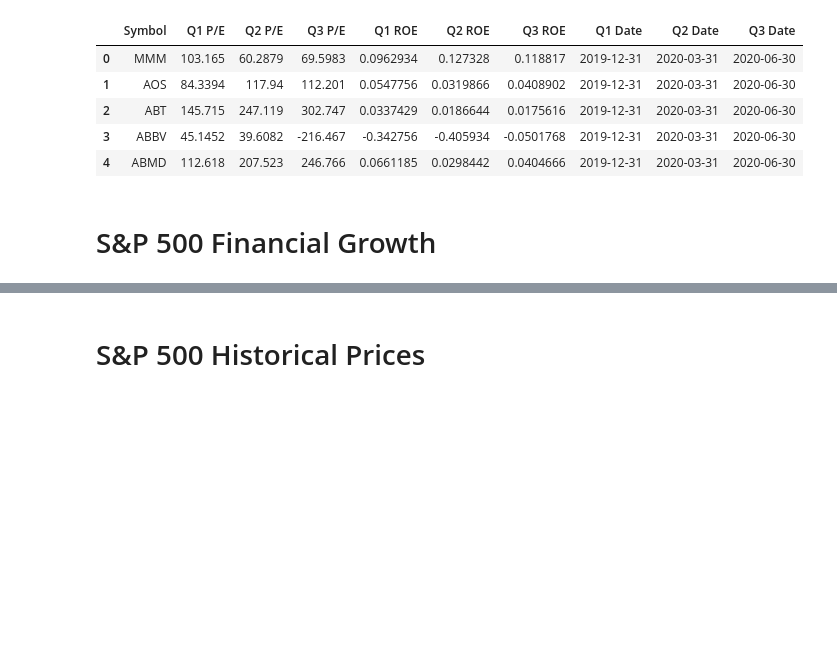
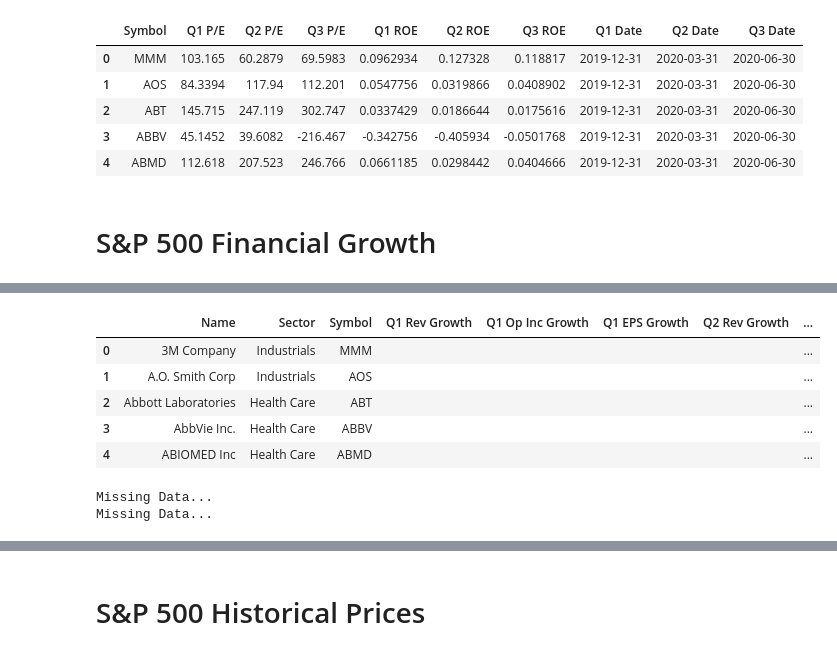
Before and after one commit to m1nsun9/Tech_Bubble_Analysis, a Jupyter notebook: NASDAQ_S&P_Cleaned.ipynb, the cells around one changed output, grey strips where cells are left out. Saved outputs shown, nothing was run; the diff lists cells and outputs as text; code cells hidden in the pictures; blank space fills up the shorter version.

```diff
--- a/NASDAQ_S&P_Cleaned.ipynb
+++ b/NASDAQ_S&P_Cleaned.ipynb
@@ -434,3 +434,6 @@ company_tickers_df.head()
 company_tickers_df.to_csv("output/s&p_finratios.csv")
 # %% [markdown]
 # S&P 500 Financial Growth
+# %%
+list_url = "https://pkgstore.datahub.io/core/s-and-p-500-companies/constituents_json/data/8fd832966a715a70cb9cf3f723498e3b/constituents_json.json"
+base_url = "https://financialmodelingprep.com/api/v3/"
@@ -436,0 +443,3 @@ company_tickers_df.to_csv("output/s&p_finratios.csv")
+# %%
+df = pd.read_json(list_url)
+df.head()
@@ -436,0 +453,54 @@ company_tickers_df.to_csv("output/s&p_finratios.csv")
+# %%
+df['Q1 Rev Growth'] = pd.Series(index=df.index, dtype=float)
+df['Q1 Rev Growth'] = ""
+df['Q1 Op Inc Growth'] = pd.Series(index=df.index, dtype=float)
+df['Q1 Op Inc Growth'] = ""
+df['Q1 EPS Growth'] = pd.Series(index=df.index, dtype=float)
+df['Q1 EPS Growth'] = ""
+
+df['Q2 Rev Growth'] = pd.Series(index=df.index, dtype=float)
+df['Q2 Rev Growth'] = ""
+df['Q2 Op Inc Growth'] = pd.Series(index=df.index, dtype=float)
+df['Q2 Op Inc Growth'] = ""
+df['Q2 EPS Growth'] = pd.Series(index=df.index, dtype=float)
+df['Q2 EPS Growth'] = ""
+
+df['Q3 Rev Growth'] = pd.Series(index=df.index, dtype=float)
+df['Q3 Rev Growth'] = ""
+df['Q3 Op Inc Growth'] = pd.Series(index=df.index, dtype=float)
+df['Q3 Op Inc Growth'] = ""
+df['Q3 EPS Growth'] = pd.Series(index=df.index, dtype=float)
+df['Q3 EPS Growth'] = ""
+
+df.head()
+# %% [output]
+|  | Name | Sector | Symbol | Q1 Rev Growth | Q1 Op Inc Growth | Q1 EPS Growth | Q2 Rev Growth | ... |
+| 0 | 3M Company | Industrials | MMM |  |  |  |  | ... |
+| 1 | A.O. Smith Corp | Industrials | AOS |  |  |  |  | ... |
+| 2 | Abbott Laboratories | Health Care | ABT |  |  |  |  | ... |
+| 3 | AbbVie Inc. | Health Care | ABBV |  |  |  |  | ... |
+| 4 | ABIOMED Inc | Health Care | ABMD |  |  |  |  | ... |
+# %%
+for index, row in df.iterrows():
+    ticker = row['Symbol']
+    growth_data_url = f"{base_url}financial-growth/{ticker}?period=quarter&limit=3&apikey={api_key}"
+    response = requests.get(growth_data_url).json()
+
+    try:
+        df.loc[index, 'Q1 Rev Growth'] = response[2]["revenueGrowth"]
+        df.loc[index, 'Q2 Rev Growth'] = response[1]["revenueGrowth"]
+        df.loc[index, 'Q3 Rev Growth'] = response[0]["revenueGrowth"]
+
+        df.loc[index, 'Q1 Op Inc Growth'] = response[2]["operatingIncomeGrowth"]
+        df.loc[index, 'Q2 Op Inc Growth'] = response[1]["operatingIncomeGrowth"]
+        df.loc[index, 'Q3 Op Inc Growth'] = response[0]["operatingIncomeGrowth"]
+
+        df.loc[index, 'Q1 EPS Growth'] = response[2]["epsgrowth"]
+        df.loc[index, 'Q2 EPS Growth'] = response[1]["epsgrowth"]
+        df.loc[index, 'Q3 EPS Growth'] = response[0]["epsgrowth"]
+
+    except:
+        print("Missing Data...")
+# %% [output]
+Missing Data...
+Missing Data...
```
Also changed, not shown: parts of 4 cells of this notebook, 1 other file.
